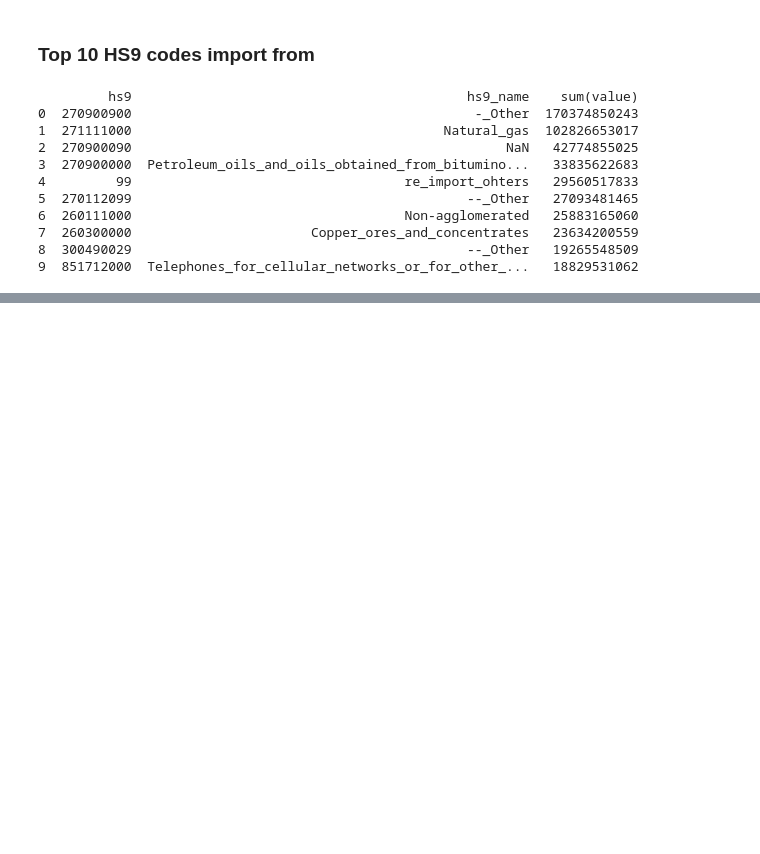
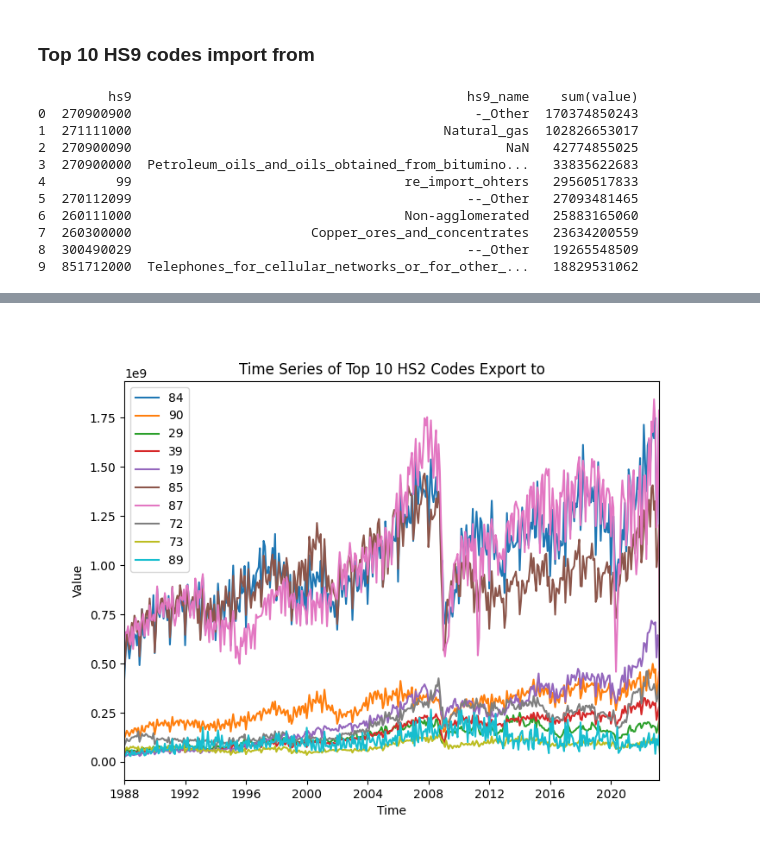
Before and after one commit to macs30123-s23/final-project-ayako, a Jupyter notebook: EDA_pyspark.ipynb, the cells around one changed output, grey strips where cells are left out. Cells and saved outputs as stored; diff of their text form; code cells hidden in the pictures; blank space fills up the shorter version.

```diff
--- a/EDA_pyspark.ipynb
+++ b/EDA_pyspark.ipynb
@@ -339,0 +416,2 @@ by_im_hs9[["hs9","hs9_name","sum(value)"]][:10]
+# %%
+by_ex_hs2 = by_ex_hs2.merge(hs2_codes_pd, on="hs2", how="left")
@@ -339,0 +457,30 @@ by_im_hs9[["hs9","hs9_name","sum(value)"]][:10]
+# %%
+ex_hs2trend = (data2.filter(data2.hs2.isin(by_ex_hs2[:10]["hs2"].values.tolist()))
+                .filter(data2.export_import == 1)
+                .select("year_month","hs2","value")
+                .groupby("year_month","hs2")
+                .sum("value")
+                .toPandas()
+           )
+# %%
+ex_hs2trend = ex_hs2trend.merge(hs2_codes_pd, on="hs2", how="left")
+# %%
+ex_hs2trend["year_month"]=pd.to_datetime(ex_hs2trend["year_month"],format="%Y%m")
+# %%
+plt.close()
+
+plt.figure(figsize=(8,6))
+
+for c in ex_hs2trend["hs2"].unique().tolist():
+    temp = ex_hs2trend[ex_hs2trend["hs2"]==c].sort_values(by=['year_month'])
+    x = temp["year_month"]
+    y = temp["sum(value)"]  # Replace "your_y_column_name" with the actual column name from your DataFrame
+    plt.plot(x, y, label=c)
+plt.xlabel("Time")
+plt.ylabel("Value")
+plt.xlim([datetime.date(1988, 1, 1), datetime.date(2023, 3, 1)])
+plt.legend()
+plt.title("Time Series of Top 10 HS2 Codes Export to")
+%matplot plt
+# %% [output]
+[figure, added]
```
Also changed, not shown: parts of 23 cells of this notebook.
